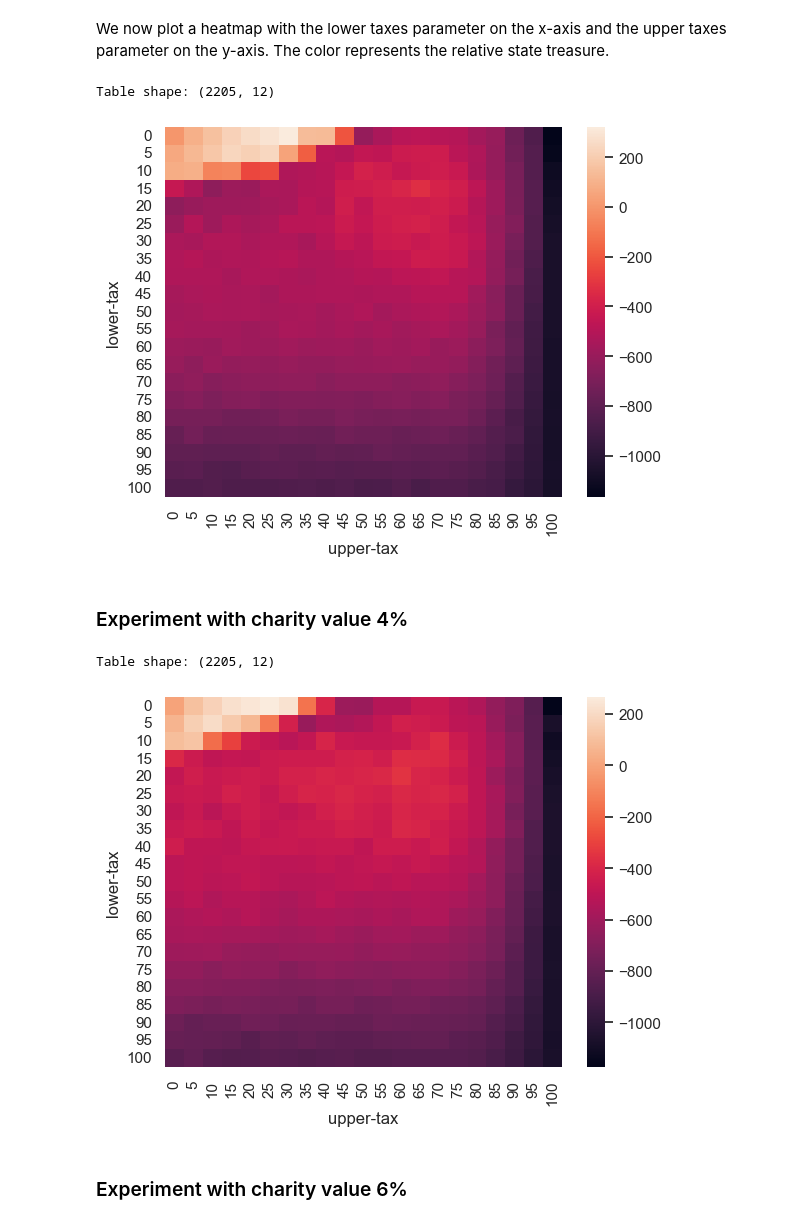
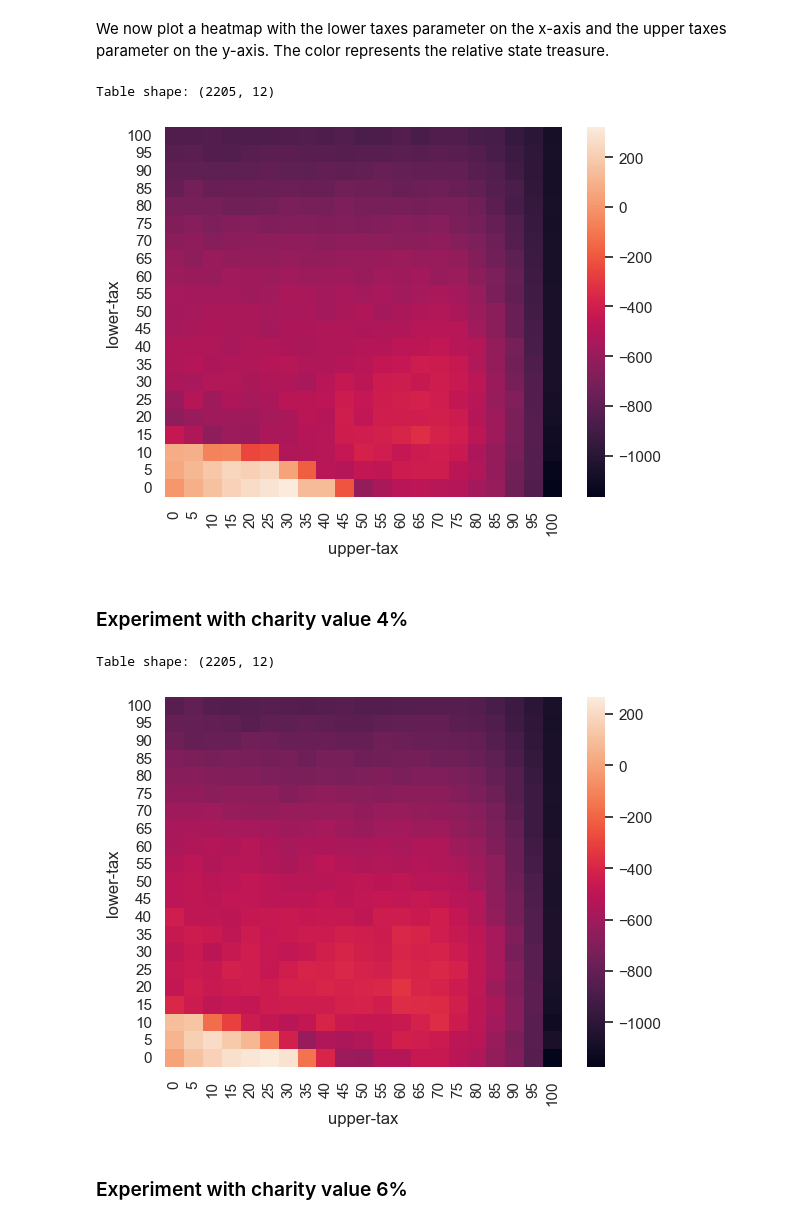
Before and after one commit to MrJoeKr/loveTaxes, a Jupyter notebook: make_graphs.ipynb, the cells around one changed output. Saved outputs shown, nothing was run; the diff lists cells and outputs as text; code cells hidden in the pictures.

Commit message:
Flip heatmaps

```diff
--- a/make_graphs.ipynb
+++ b/make_graphs.ipynb
@@ -185,8 +183,8 @@ def plot_taxes_heatmap(taxes_data: pd.DataFrame, ax: plt.Axes) -> None:
 
     sns.set()
 
-    # Plot the grouped data
-    sns.heatmap(grouped_data.unstack(), ax=ax)
+    # Plot the grouped data such that y axis is reversed
+    sns.heatmap(grouped_data.unstack().iloc[::-1], ax=ax)
 
 
 def plot_taxes_heatmap_side_by_side(
@@ -235,14 +233,14 @@ We now plot a heatmap with the lower taxes parameter on the x-axis and the upper
 plot_taxes_heatmap_filename("data/experiment_taxes_charity_2.csv")
 # %% [output]
 Table shape: (2205, 12)
-[figure, old version]
+[figure, new version]
 # %% [markdown]
 ### Experiment with charity value 4%
 # %%
-ax = plot_taxes_heatmap_filename("data/experiment_taxes_charity_4.csv")
+plot_taxes_heatmap_filename("data/experiment_taxes_charity_4.csv")
 # %% [output]
 Table shape: (2205, 12)
-[figure, old version]
+[figure, new version]
 # %% [markdown]
 ### Experiment with charity value 6%
 # %%
```
Also changed, not shown: parts of 3 cells of this notebook.
